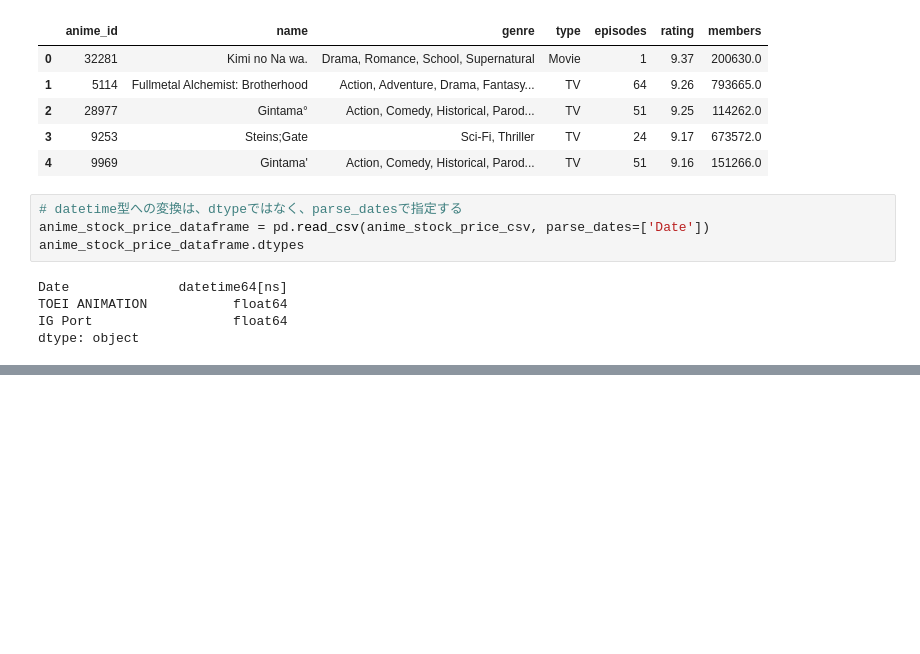
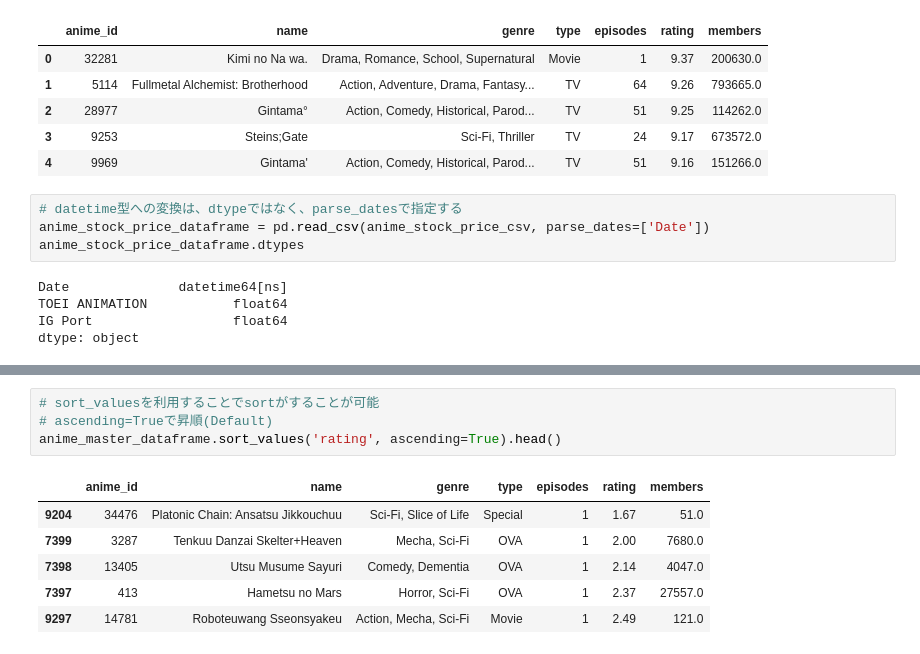
Before and after one commit to yukimura1227/trainings, a Jupyter notebook: pandas_sample/pandas_sample.ipynb, the cells around one changed output, grey strips where cells are left out. Saved outputs shown, nothing was run; the diff lists cells and outputs as text; blank space fills up the shorter version.

```diff
--- a/pandas_sample/pandas_sample.ipynb
+++ b/pandas_sample/pandas_sample.ipynb
@@ -397,0 +409,11 @@ anime_master_dataframe.head()
+# %%
+# sort_valuesを利用することでsortがすることが可能
+# ascending=Trueで昇順(Default)
+anime_master_dataframe.sort_values('rating', ascending=True).head()
+# %% [output]
+|  | anime_id | name | genre | type | episodes | rating | members |
+| 9204 | 34476 | Platonic Chain: Ansatsu Jikkouchuu | Sci-Fi, Slice of Life | Special | 1 | 1.67 | 51.0 |
+| 7399 | 3287 | Tenkuu Danzai Skelter+Heaven | Mecha, Sci-Fi | OVA | 1 | 2.00 | 7680.0 |
+| 7398 | 13405 | Utsu Musume Sayuri | Comedy, Dementia | OVA | 1 | 2.14 | 4047.0 |
+| 7397 | 413 | Hametsu no Mars | Horror, Sci-Fi | OVA | 1 | 2.37 | 27557.0 |
+| 9297 | 14781 | Roboteuwang Sseonsyakeu | Action, Mecha, Sci-Fi | Movie | 1 | 2.49 | 121.0 |
```
Also changed, not shown: parts of 9 cells of this notebook.
